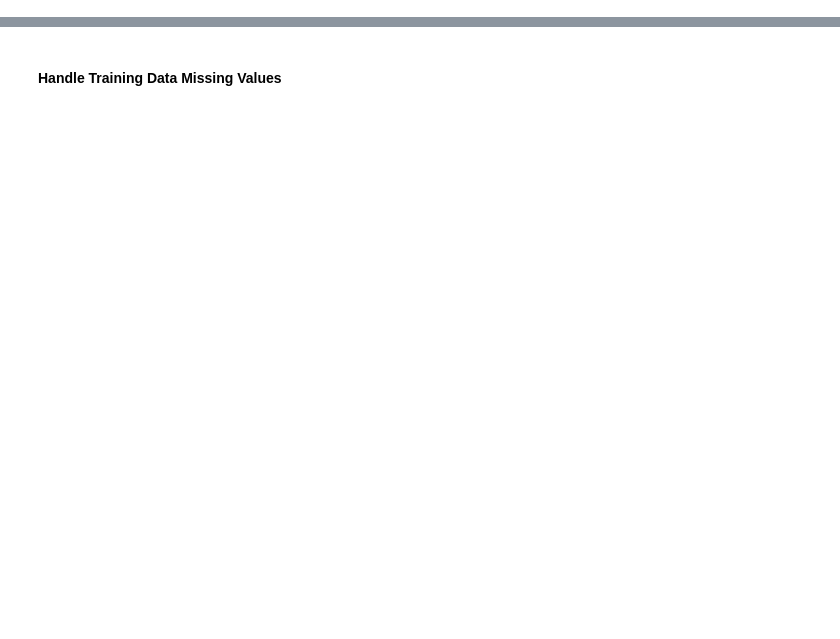
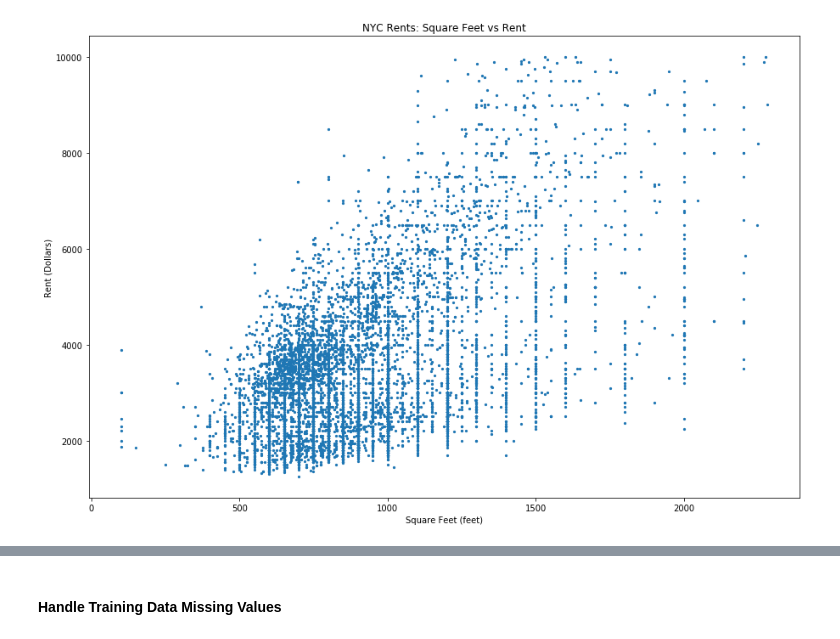
Before and after one commit to psagun/Rent-Predictor, a Jupyter notebook: Project_Rentflix.ipynb, the cells around one changed output, grey strips where cells are left out. Saved outputs shown, nothing was run; the diff lists cells and outputs as text; code cells hidden in the pictures; blank space fills up the shorter version.

```diff
--- a/Project_Rentflix.ipynb
+++ b/Project_Rentflix.ipynb
@@ -23,0 +38,3 @@ test2_df = pd.read_csv('C:/Users/new/Downloads/SE_rents2018_test2.csv', index_co
+# %%
+#https://data.cityofnewyork.us/Housing-Development/DOB-Violations/3h2n-5cm9/data
+dob_violations_df_ = pd.read_csv('C:/Users/new/Downloads/data/DOB_Violations.csv', index_col=0)
@@ -23,0 +44,8 @@ test2_df = pd.read_csv('C:/Users/new/Downloads/SE_rents2018_test2.csv', index_co
+# %%
+master_df=train_df
+test1_df = test1_df_
+test2_df = test2_df_
+test3_df = test3_df_
+dob_complaints_df = dob_complaints_df_
+dob_violations_df = dob_violations_df_
+property_value_df = property_value_df_
@@ -23,0 +91,5 @@ test2_df = pd.read_csv('C:/Users/new/Downloads/SE_rents2018_test2.csv', index_co
+# %%
+# append additonal data to street easy data
+master_df = add_dob_complaints_to_dataset(master_df)
+master_df = add_dob_violations_to_dataset(master_df)
+#master_df = add_dob_property_tax_to_dataset(master_df)
@@ -40,0 +151,14 @@ train_target = train_df['rent']
+# %%
+master_df = master_df[( master_df['size_sqft'] < 2300) ]
+master_df = master_df[( master_df['size_sqft']  >  0) ]
+master_df = master_df[(master_df['bedrooms'] > 0) ]
+master_df = master_df[(master_df['bedrooms'] < 6) ]
+master_df = master_df[(master_df['rent'] < 10000) ]
+master_df = master_df[(master_df['bathrooms'] < 4) ]
+master_df = master_df[(master_df['floor_count'] < 50) ]
+
+master_df = fill_missing_values(master_df)
+train_features = master_df[feature_cols]
+#train_features = fill_missing_values(train_features)
+
+train_target = master_df['rent']
@@ -40,0 +195,9 @@ train_target = train_df['rent']
+# %%
+plt.figure(figsize=(15,10))
+plt.scatter( master_df['size_sqft'], master_df['rent'],  s=5)
+plt.title("NYC Rents: Square Feet vs Rent")
+plt.xlabel("Square Feet (feet)")
+plt.ylabel("Rent (Dollars)")
+plt.show()
+# %% [output]
+[figure, added]
```
Also changed, not shown: parts of 74 cells of this notebook.
